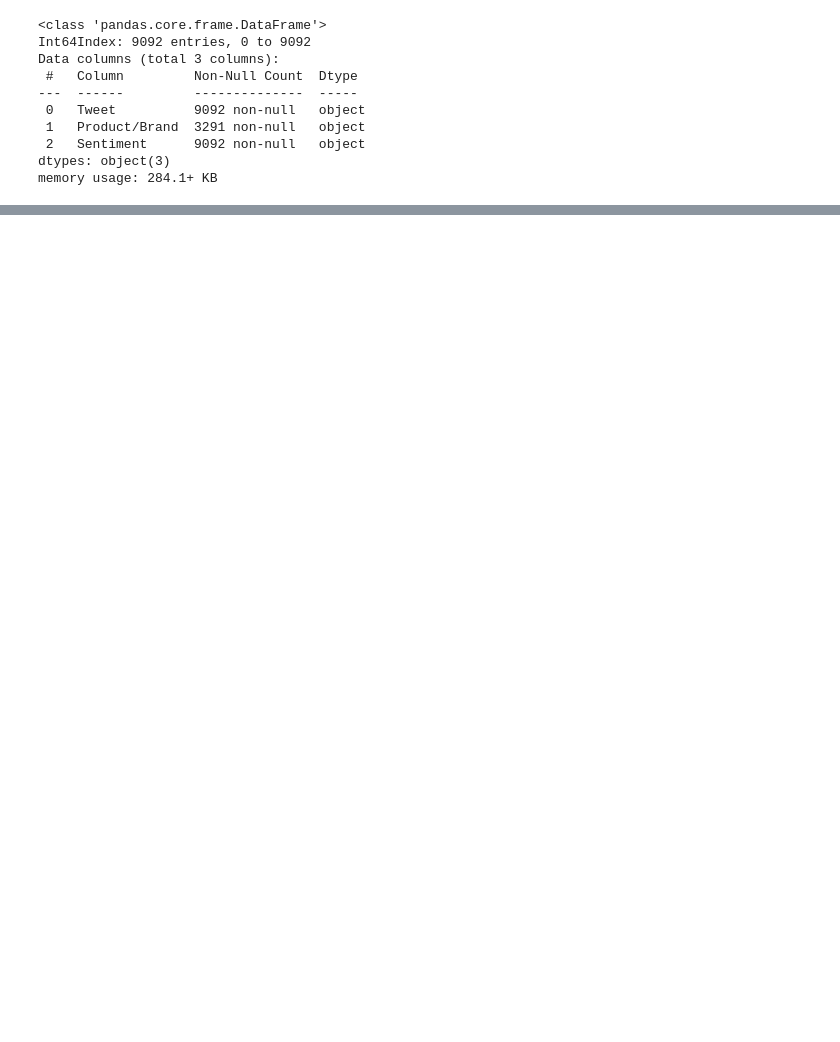
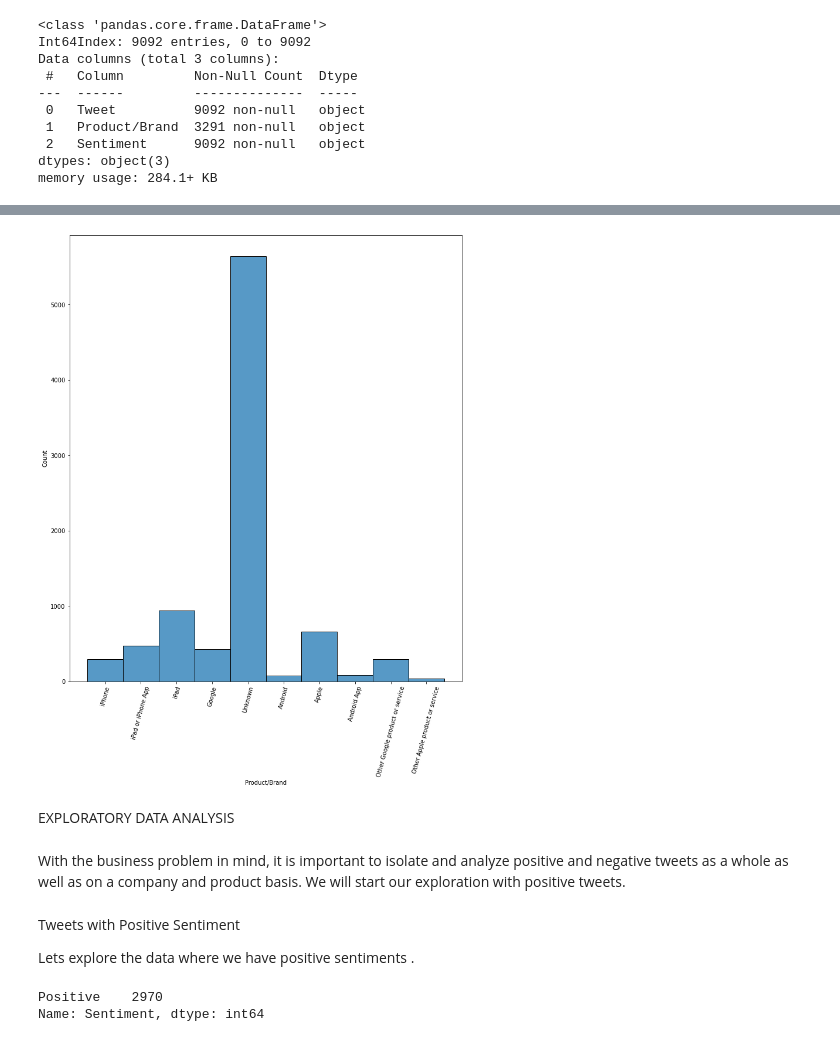
Before and after one commit to KImondorose/Deciphering-the-Public-Opinion-on-Apple, a Jupyter notebook: work_in_progress/lyne.ipynb, the cells around one changed output, grey strips where cells are left out. Cells and saved outputs as stored; diff of their text form; code cells hidden in the pictures; blank space fills up the shorter version.

Commit message:
Data cleaning and EDA

```diff
--- a/work_in_progress/lyne.ipynb
+++ b/work_in_progress/lyne.ipynb
@@ -197,0 +248,3 @@ data
+# %%
+df['Product/Brand'].fillna('Unknown', inplace=True)
+print(df)
@@ -197,0 +294,6 @@ data
+# %%
+Sentiment_dict = {'Positive emotion': 'Positive', 'Negative emotion': 'Negative',
+                'No emotion toward brand or product': 'Neutral',
+                "I can't tell": 'Unknown'}
+df['Sentiment'] = df['Sentiment'].map(Sentiment_dict)
+df.head()
@@ -197,0 +334,3 @@ data
+# %%
+df = df[df['Sentiment']!='Unknown']
+df['Sentiment'].value_counts()
@@ -197,0 +372,4 @@ data
+# %%
+#Drop the duplicats
+df.drop_duplicates(keep='first', inplace=True)
+df.info()
@@ -197,0 +473,24 @@ data
+# %%
+#Plot to check the distribution
+fig, ax = plt.subplots(figsize=(12,14))
+sns.histplot(df["Product/Brand"] )
+plt.xticks(rotation = 75)
+plt.show()
+# %% [output]
+[figure, added]
+# %% [markdown]
+EXPLORATORY DATA ANALYSIS
+# %% [markdown]
+With the business problem in mind, it is important to isolate and analyze positive and negative tweets as a whole as well as on a company and product basis. We will start our exploration with positive tweets.
+# %% [markdown]
+Tweets with Positive Sentiment
+
+Lets explore the data where we have positive sentiments .
+# %%
+#parsing positive tweets into new df
+df_positive = df[df['Sentiment']=='Positive']
+#verifying that neutral and negative tweets have been removed
+df_positive['Sentiment'].value_counts()
+# %% [output]
+Positive    2970
+Name: Sentiment, dtype: int64
```
Also changed, not shown: parts of 58 cells of this notebook.
